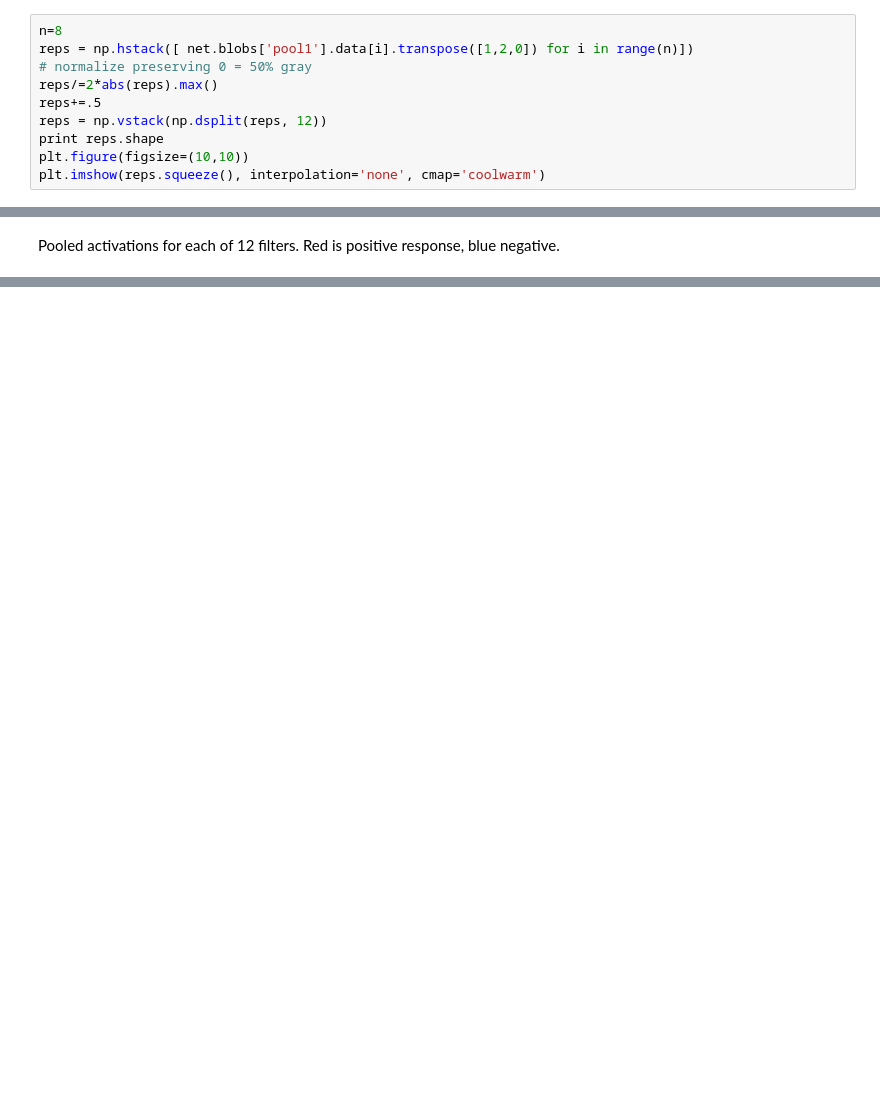
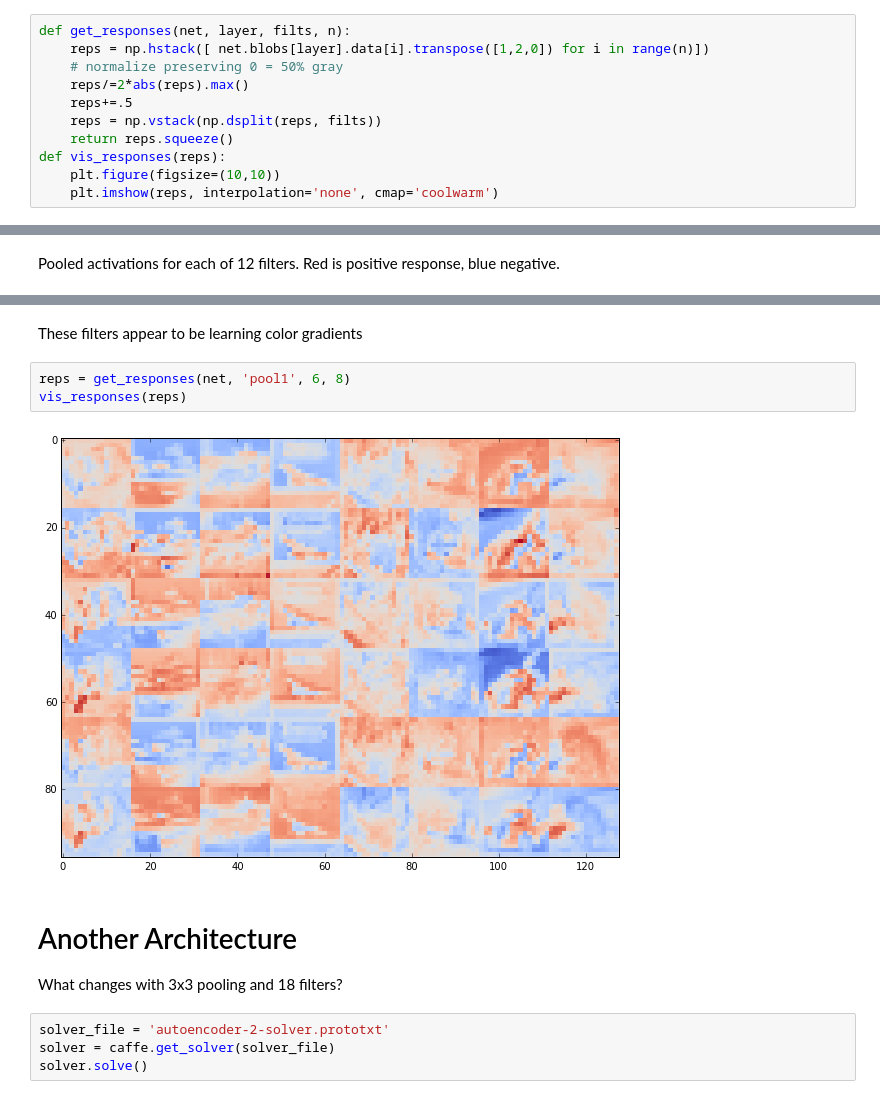
Before and after one commit to victor-shepardson/feature-feedback, a Jupyter notebook: notebooks/autoencoder-0.ipynb, the cells around one changed output, grey strips where cells are left out. Saved outputs shown, nothing was run; the diff lists cells and outputs as text; blank space fills up the shorter version.

```diff
--- a/notebooks/autoencoder-0.ipynb
+++ b/notebooks/autoencoder-0.ipynb
@@ -99,12 +120,13 @@ Looks like the network mostly learned localized primary and secondary color dete
 
 Now let's see the (max pooled) reponses of all 12 filters to a few inputs:
 # %%
-n=8
-reps = np.hstack([ net.blobs['pool1'].data[i].transpose([1,2,0]) for i in range(n)])
-# normalize preserving 0 = 50% gray
-reps/=2*abs(reps).max()
-reps+=.5
-reps = np.vstack(np.dsplit(reps, 12))
-print reps.shape
-plt.figure(figsize=(10,10))
-plt.imshow(reps.squeeze(), interpolation='none', cmap='coolwarm')
+def get_responses(net, layer, filts, n):
+    reps = np.hstack([ net.blobs[layer].data[i].transpose([1,2,0]) for i in range(n)])
+    # normalize preserving 0 = 50% gray
+    reps/=2*abs(reps).max()
+    reps+=.5
+    reps = np.vstack(np.dsplit(reps, filts))
+    return reps.squeeze()
+def vis_responses(reps):
+    plt.figure(figsize=(10,10))
+    plt.imshow(reps, interpolation='none', cmap='coolwarm')
@@ -120,0 +173,15 @@ It's hard to say from this small experiment whether the autoencoder is learning
+# %% [markdown]
+These filters appear to be learning color gradients
+# %%
+reps = get_responses(net, 'pool1', 6, 8)
+vis_responses(reps)
+# %% [output]
+[figure, added]
+# %% [markdown]
+# Another Architecture
+
+What changes with 3x3 pooling and 18 filters?
+# %%
+solver_file = 'autoencoder-2-solver.prototxt'
+solver = caffe.get_solver(solver_file)
+solver.solve()
```
Also changed, not shown: parts of 41 cells of this notebook, 8 other files.
